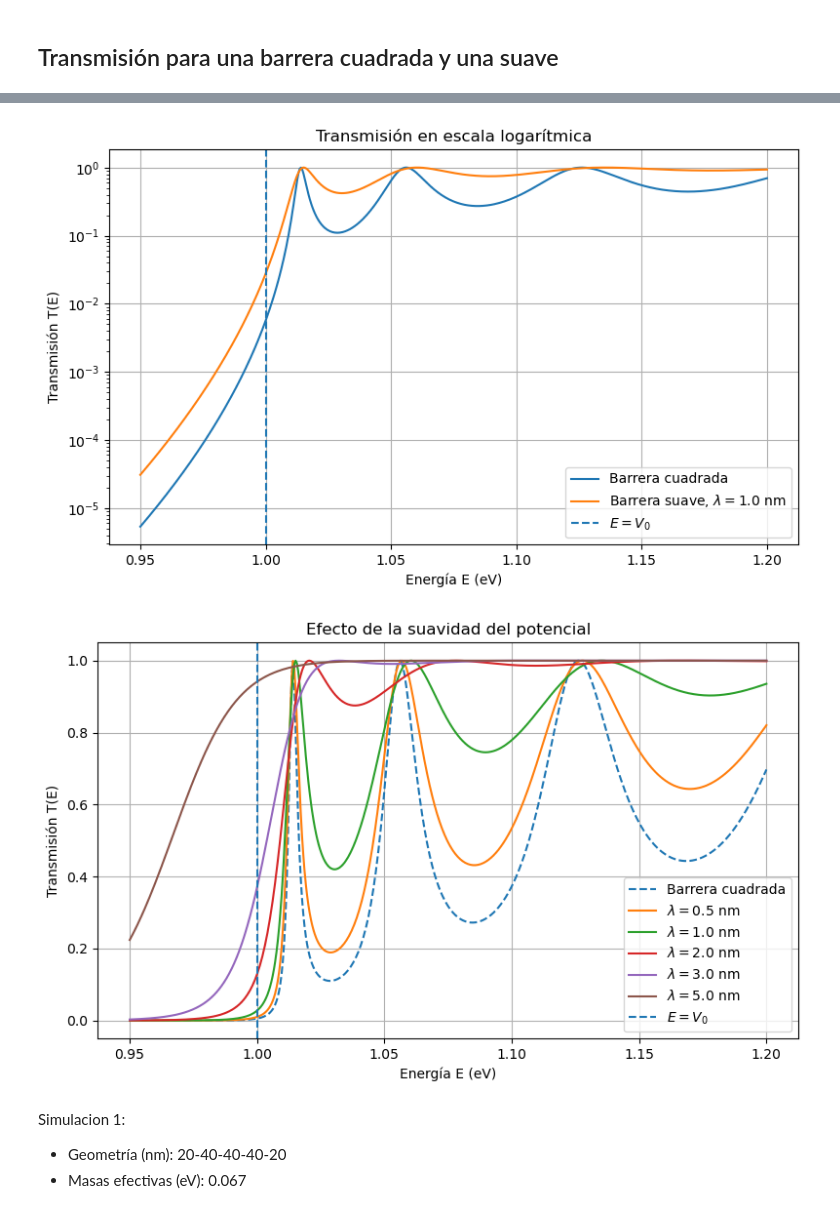
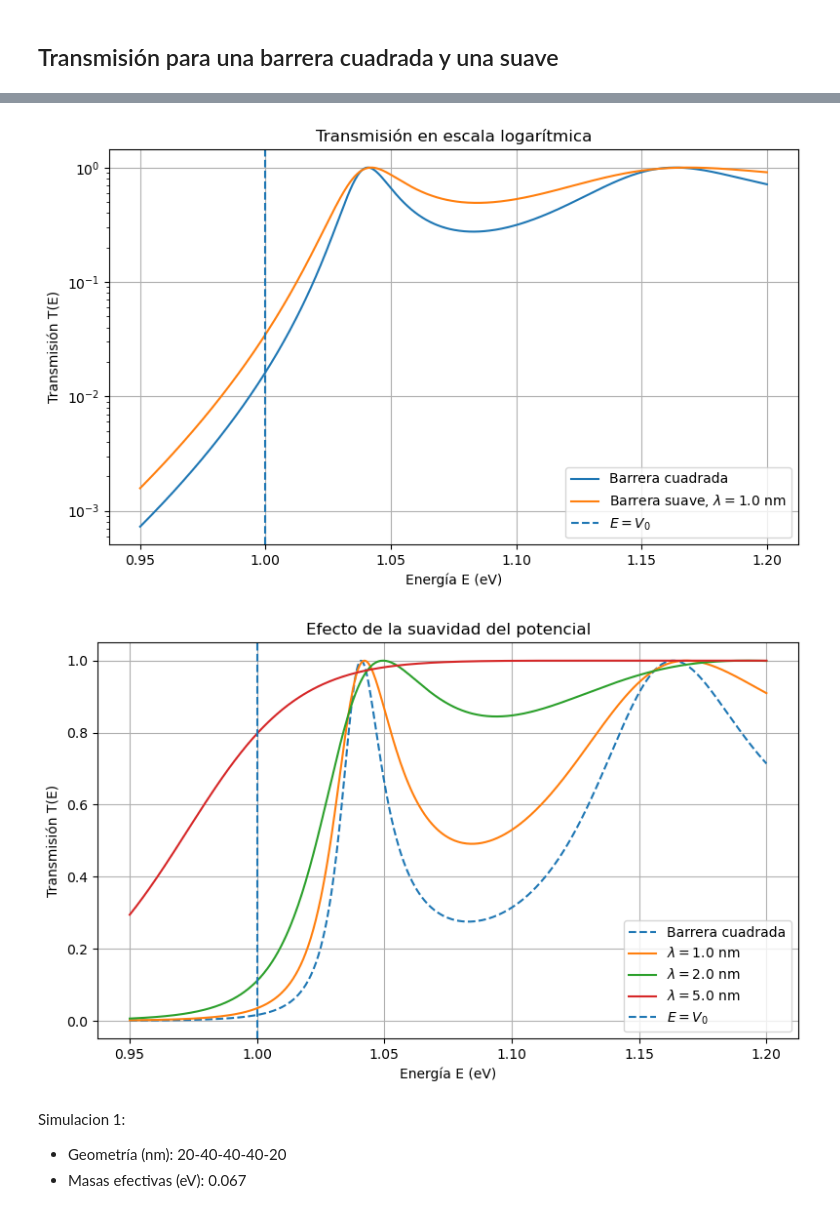
Before and after one commit to teresa-p-l/GNOMOS, a Jupyter notebook: Diegod/simulaciones_doble_barrera/sim_pozos_suaves.ipynb, the cells around one changed output, grey strips where cells are left out. Drawn from its saved outputs; the diff is of its cells as text; code cells hidden in the pictures.

```diff
--- a/Diegod/simulaciones_doble_barrera/sim_pozos_suaves.ipynb
+++ b/Diegod/simulaciones_doble_barrera/sim_pozos_suaves.ipynb
@@ -11,7 +11,7 @@ import matplotlib.pyplot as plt
 # =========================================================
 L = 100          # longitud total del nanohilo en nm
 V0 = 1.0         # altura de la barrera en eV
-B = 40           # anchura de la barrera en nm
+B = 20           # anchura de la barrera en nm
 
 lambda1 = 2      # suavidad del borde en nm
 lambda2 = 3
@@ -82,7 +82,7 @@ V0 = 1.0           # altura de la barrera en eV
 B = 20.0           # anchura de la barrera en nm
 lamb = 1.0         # suavidad de los bordes en nm
 
-m_rel = 0.067      # masa efectiva GaAs: m* = 0.067 m0
+m_rel = 0.023      # masa efectiva GaAs: m* = 0.067 m0
 
 # Constante hbar^2 / 2m0 en eV nm^2
 hbar2_2m0 = 0.0380998
@@ -305,39 +305,39 @@ plt.grid(True)
 plt.tight_layout()
 plt.show()
 # %% [output]
-[figure, old version]
+[figure, new version]
 # %%
 # =========================================================
 # COMPARACIÓN PARA DISTINTOS LAMBDA
 # =========================================================
 
-lambdas = [0.5, 1.0, 2.0, 3.0, 5.0]
+lambdas = [1.0, 2.0, 5.0]
 
 plt.figure(figsize=(8, 5))
 
 plt.plot(E_array, T_cuadrado, "--", label="Barrera cuadrada")
 
 for lamb_aux in lambdas:
     U_aux = potencial_suave(x, V0, B, lamb_aux)
 
     T_aux = np.zeros_like(E_array)
 
     for i in range(len(E_array)):
         T_aux[i] = transmision(E_array[i], U_aux, dx, hbar2_2m)
 
     plt.plot(E_array, T_aux, label=fr"$\lambda={lamb_aux}$ nm")
 
 plt.axvline(V0, linestyle="--", label=r"$E=V_0$")
 
 plt.xlabel("Energía E (eV)")
 plt.ylabel("Transmisión T(E)")
 plt.title("Efecto de la suavidad del potencial")
 plt.legend()
 plt.grid(True)
 plt.tight_layout()
 plt.show()
 # %% [output]
-[figure, old version]
+[figure, new version]
 # %% [markdown]
 Simulacion 1:
 - Geometría (nm): 20-40-40-40-20
```
Also changed, not shown: parts of 2 cells of this notebook, 4 other files.
